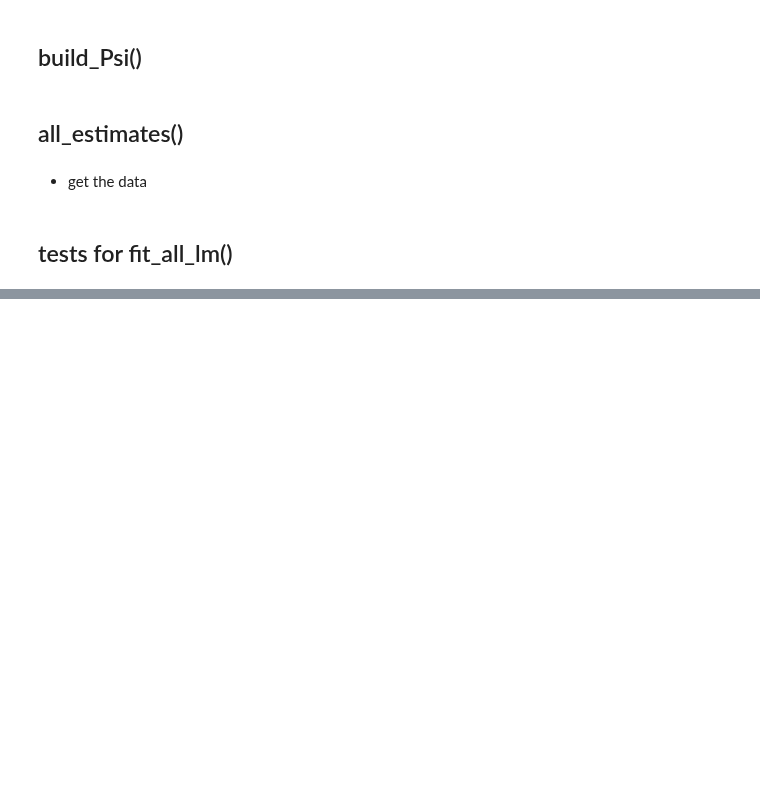
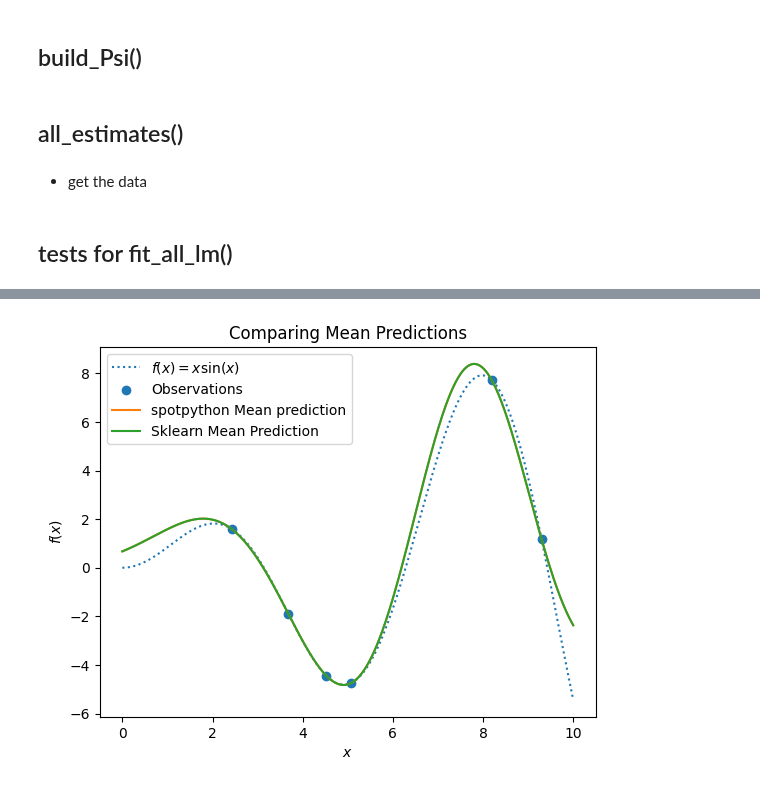
Before and after one commit to sequential-parameter-optimization/spotPython, a Jupyter notebook: notebooks/00_spotPython_tests.ipynb, the cells around one changed output, grey strips where cells are left out. Saved outputs shown, nothing was run; the diff lists cells and outputs as text; code cells hidden in the pictures; blank space fills up the shorter version.

```diff
--- a/notebooks/00_spotPython_tests.ipynb
+++ b/notebooks/00_spotPython_tests.ipynb
@@ -7067,0 +7269,11 @@ plot_coeff_vs_pvals_by_included(res)
+# %%
+plt.plot(X, y, label=r"$f(x) = x \sin(x)$", linestyle="dotted")
+plt.scatter(X_train, y_train, label="Observations")
+plt.plot(X, S_mean_prediction, label="spotpython Mean prediction")
+plt.plot(X, mean_prediction, label="Sklearn Mean Prediction")
+plt.legend()
+plt.xlabel("$x$")
+plt.ylabel("$f(x)$")
+_ = plt.title("Comparing Mean Predictions")
+# %% [output]
+[figure, added]
```
Also changed, not shown: parts of 21 cells of this notebook, 5 other files.
